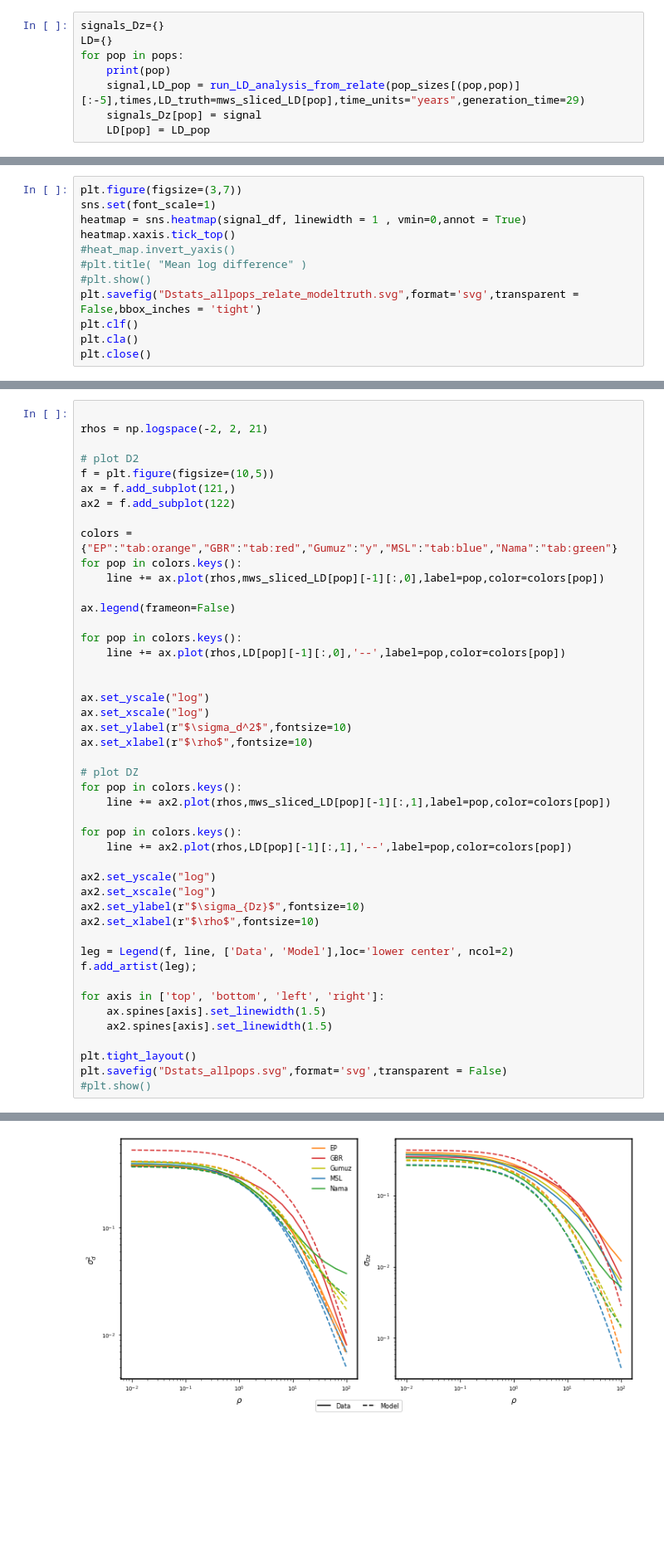
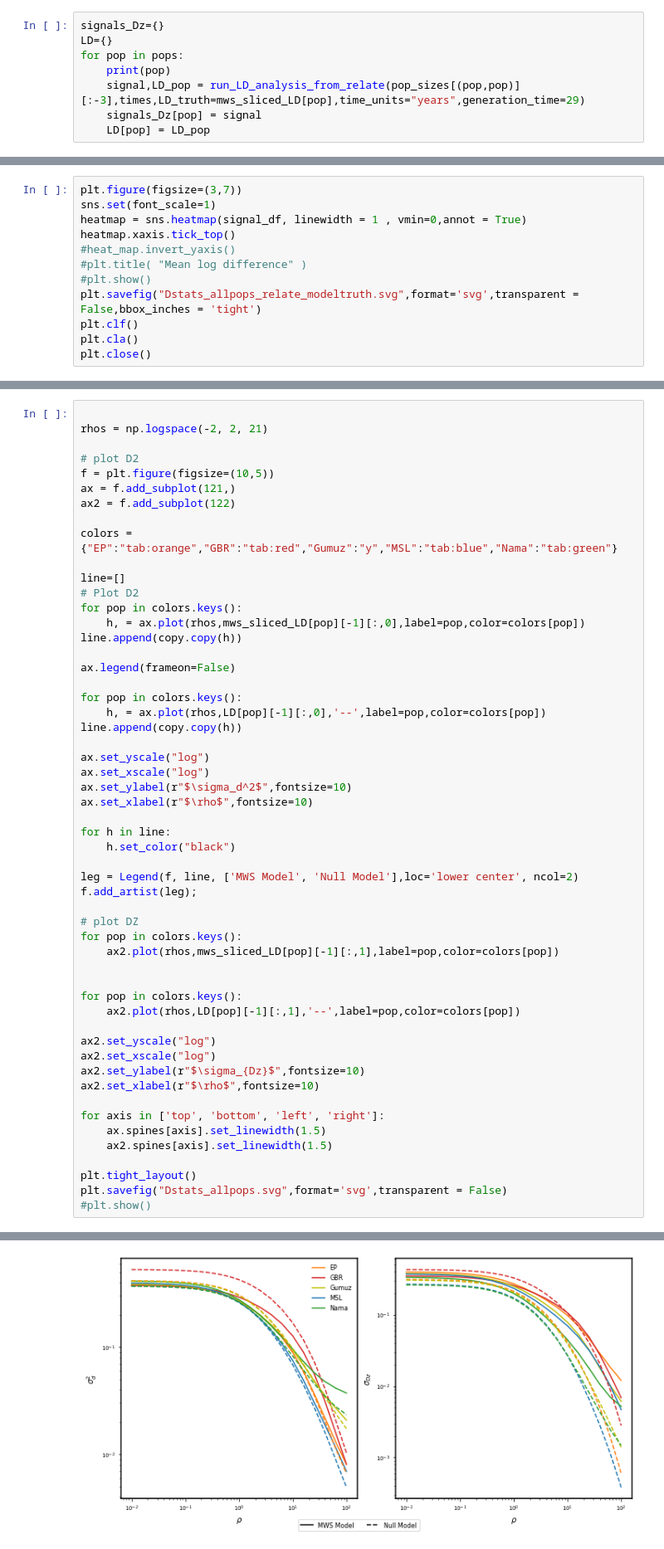
Before and after one commit to georgette-femerling/demography-simulations, a Jupyter notebook: scripts/merger_with_stem.ipynb, the cells around one changed output, grey strips where cells are left out. Shown: that part at 83% size. Cells and saved outputs as stored; diff of their text form; blank space fills up the shorter version.

```diff
--- a/scripts/merger_with_stem.ipynb
+++ b/scripts/merger_with_stem.ipynb
@@ -471,7 +479,7 @@ signals_Dz={}
 LD={}
 for pop in pops:
     print(pop)
-    signal,LD_pop = run_LD_analysis_from_relate(pop_sizes[(pop,pop)][:-5],times,LD_truth=mws_sliced_LD[pop],time_units="years",generation_time=29)
+    signal,LD_pop = run_LD_analysis_from_relate(pop_sizes[(pop,pop)][:-3],times,LD_truth=mws_sliced_LD[pop],time_units="years",generation_time=29)
     signals_Dz[pop] = signal
     LD[pop] = LD_pop
 # %% [output]
@@ -522,34 +552,42 @@ ax = f.add_subplot(121,)
 ax2 = f.add_subplot(122)
 
 colors = {"EP":"tab:orange","GBR":"tab:red","Gumuz":"y","MSL":"tab:blue","Nama":"tab:green"}
+
+line=[]
+# Plot D2
 for pop in colors.keys():
-    line += ax.plot(rhos,mws_sliced_LD[pop][-1][:,0],label=pop,color=colors[pop])
+    h, = ax.plot(rhos,mws_sliced_LD[pop][-1][:,0],label=pop,color=colors[pop])
+line.append(copy.copy(h))
 
 ax.legend(frameon=False)
 
 for pop in colors.keys():
-    line += ax.plot(rhos,LD[pop][-1][:,0],'--',label=pop,color=colors[pop])
-
+    h, = ax.plot(rhos,LD[pop][-1][:,0],'--',label=pop,color=colors[pop])
+line.append(copy.copy(h))
 
 ax.set_yscale("log")
 ax.set_xscale("log")
 ax.set_ylabel(r"$\sigma_d^2$",fontsize=10)
 ax.set_xlabel(r"$\rho$",fontsize=10)
 
+for h in line:
+    h.set_color("black")
+
+leg = Legend(f, line, ['MWS Model', 'Null Model'],loc='lower center', ncol=2)
+f.add_artist(leg);
+
 # plot DZ
 for pop in colors.keys():
-    line += ax2.plot(rhos,mws_sliced_LD[pop][-1][:,1],label=pop,color=colors[pop])
+    ax2.plot(rhos,mws_sliced_LD[pop][-1][:,1],label=pop,color=colors[pop])
+
 
 for pop in colors.keys():
-    line += ax2.plot(rhos,LD[pop][-1][:,1],'--',label=pop,color=colors[pop])
+    ax2.plot(rhos,LD[pop][-1][:,1],'--',label=pop,color=colors[pop])
 
 ax2.set_yscale("log")
 ax2.set_xscale("log")
 ax2.set_ylabel(r"$\sigma_{Dz}$",fontsize=10)
 ax2.set_xlabel(r"$\rho$",fontsize=10)
-
-leg = Legend(f, line, ['Data', 'Model'],loc='lower center', ncol=2)
-f.add_artist(leg);
 
 for axis in ['top', 'bottom', 'left', 'right']:
     ax.spines[axis].set_linewidth(1.5)
@@ -562 +602 @@ plt.savefig("Dstats_allpops.svg",format='svg',transparent = False)
-[figure, old version]
+[figure, new version]
```
Also changed, not shown: parts of 22 cells of this notebook, 48 other files.
